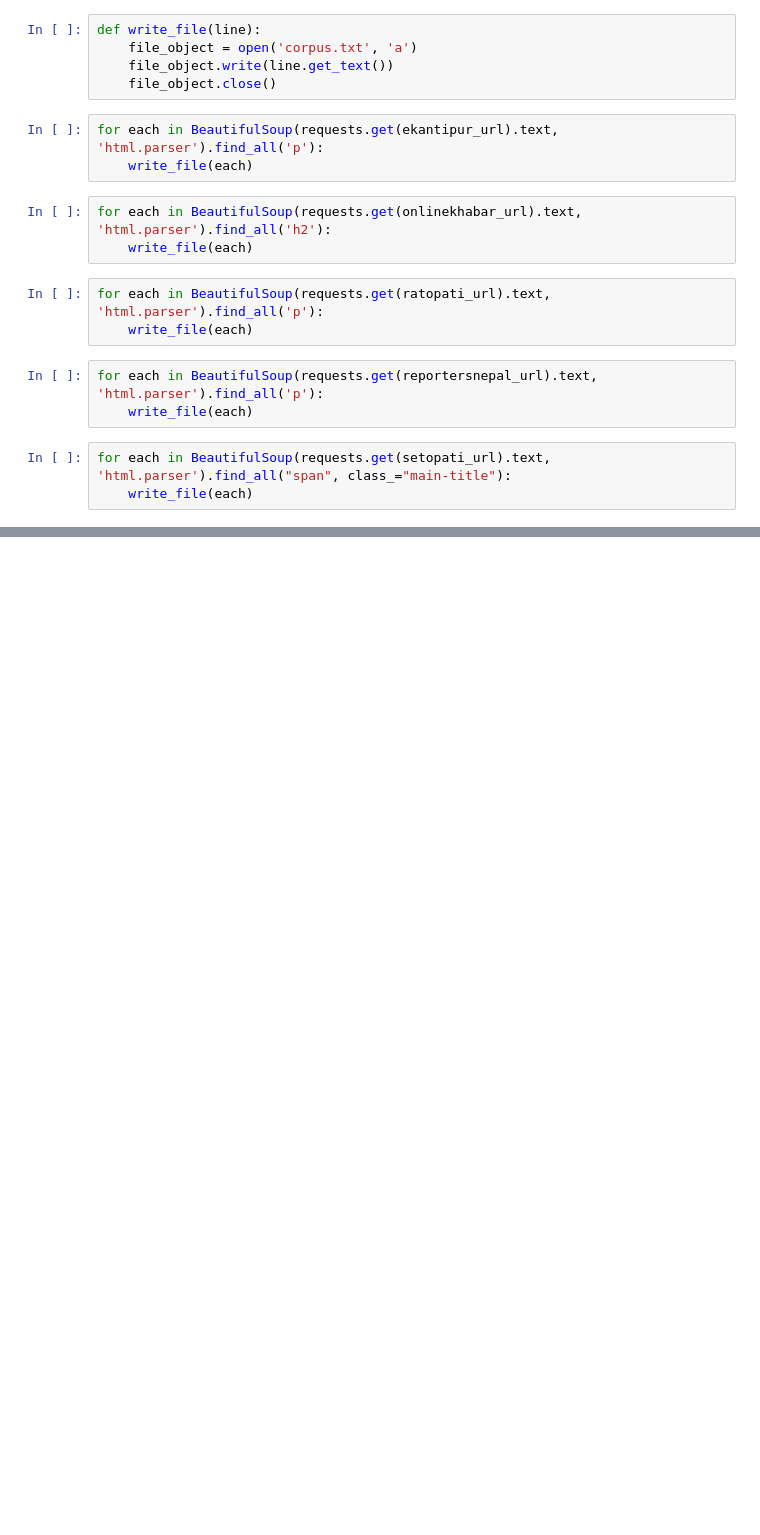
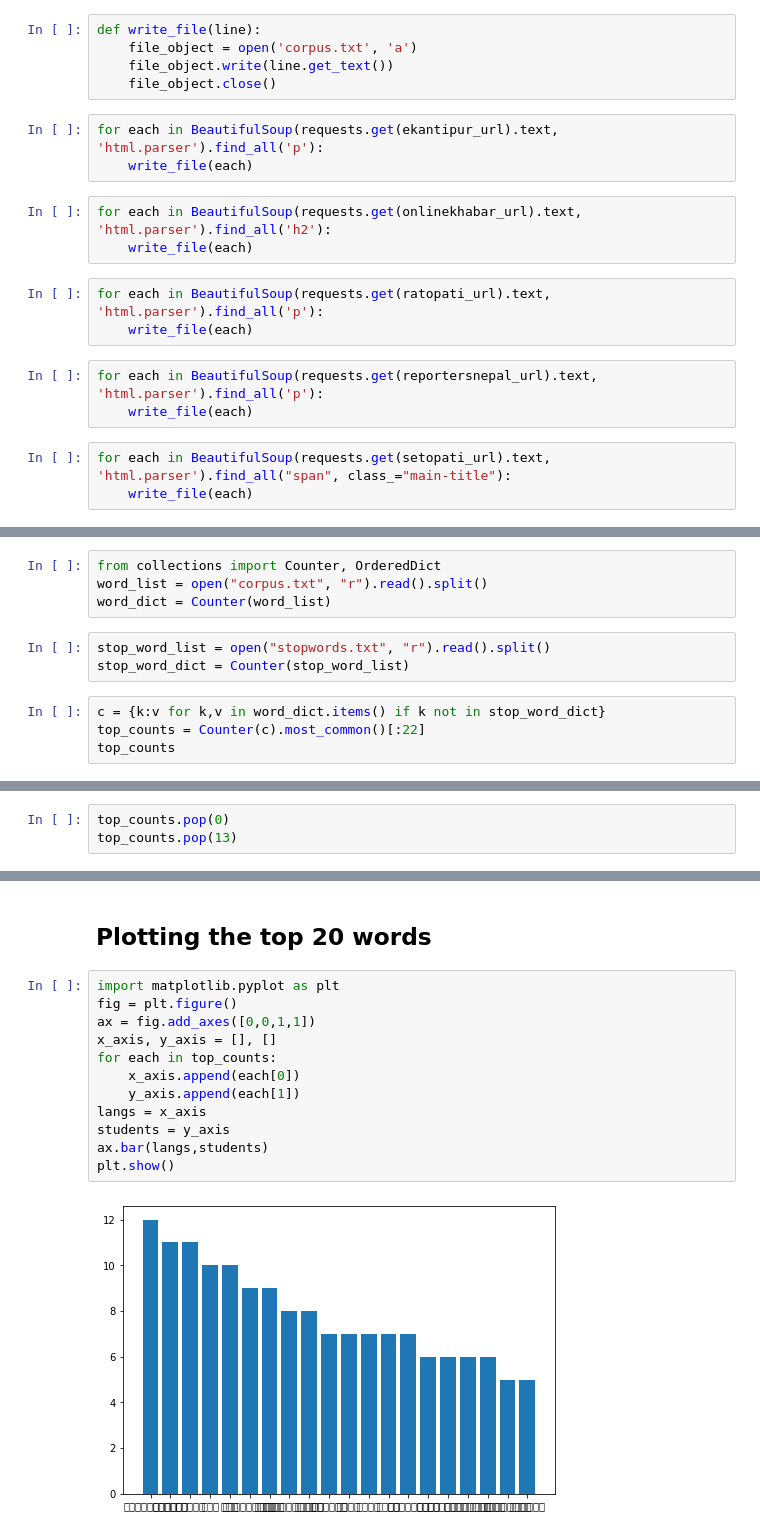
Before and after one commit to akashadhikari/scraper_ku, a Jupyter notebook: crawling_scraping.ipynb, the cells around one changed output, grey strips where cells are left out. Drawn from its saved outputs; the diff is of its cells as text; blank space fills up the shorter version.

Commit message:
Add stopwords and basic plot

```diff
--- a/crawling_scraping.ipynb
+++ b/crawling_scraping.ipynb
@@ -160,0 +159,11 @@ open("corpus.txt", "r").read()
+# %%
+from collections import Counter, OrderedDict
+word_list = open("corpus.txt", "r").read().split()
+word_dict = Counter(word_list)
+# %%
+stop_word_list = open("stopwords.txt", "r").read().split()
+stop_word_dict = Counter(stop_word_list)
+# %%
+c = {k:v for k,v in word_dict.items() if k not in stop_word_dict}
+top_counts = Counter(c).most_common()[:22]
+top_counts
@@ -160,0 +190,3 @@ open("corpus.txt", "r").read()
+# %%
+top_counts.pop(0)
+top_counts.pop(13)
@@ -160,0 +218,16 @@ open("corpus.txt", "r").read()
+# %% [markdown]
+## Plotting the top 20 words
+# %%
+import matplotlib.pyplot as plt
+fig = plt.figure()
+ax = fig.add_axes([0,0,1,1])
+x_axis, y_axis = [], []
+for each in top_counts:
+    x_axis.append(each[0])
+    y_axis.append(each[1])
+langs = x_axis
+students = y_axis
+ax.bar(langs,students)
+plt.show()
+# %% [output]
+[figure, added]
```
Also changed, not shown: parts of 6 cells of this notebook, 1 other file.
